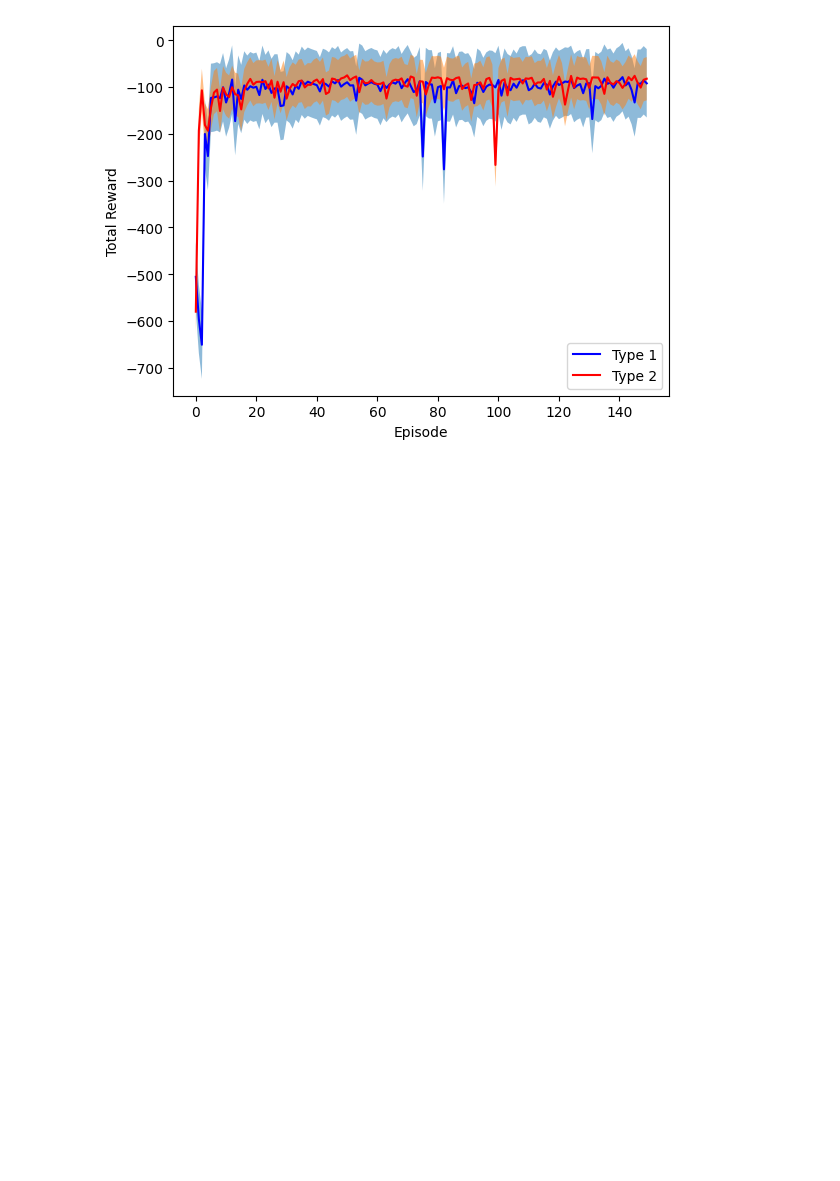
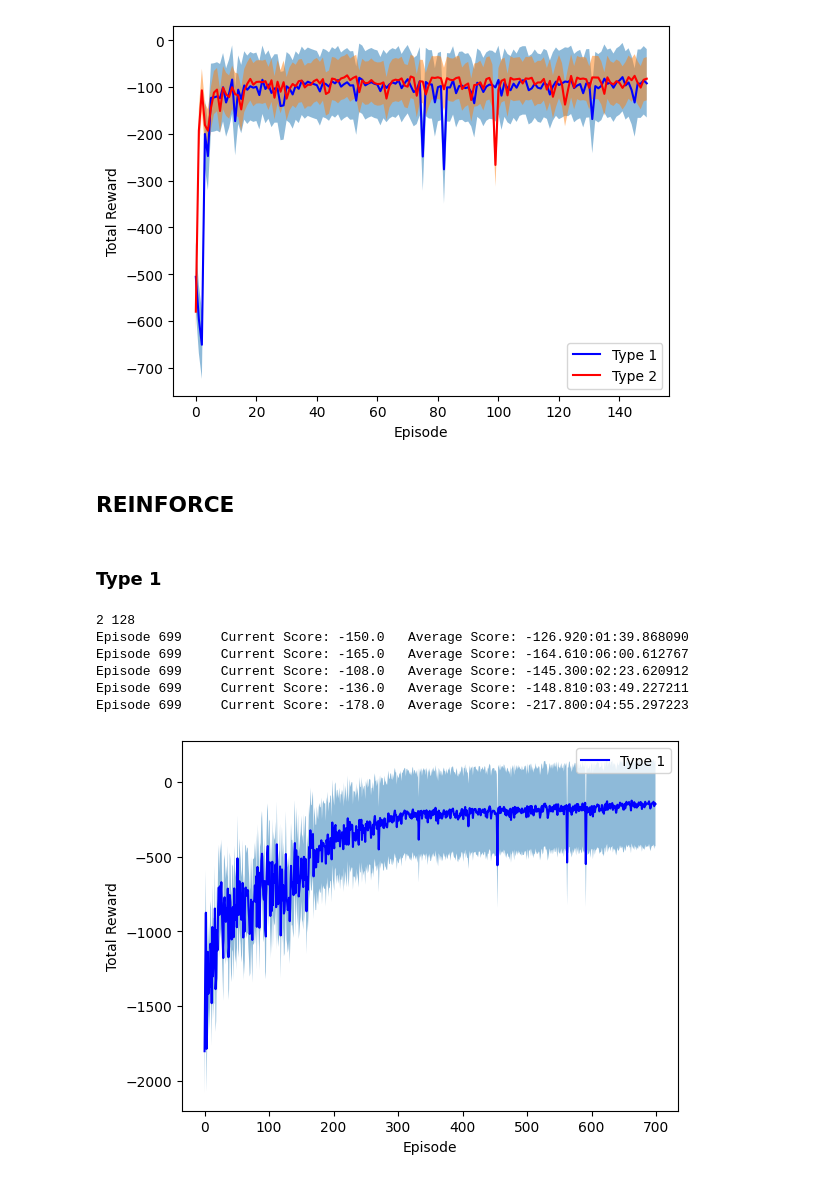
Before and after one commit to sooraj-srini/RL_pa2, a Jupyter notebook: gym.ipynb, the cells around one changed output. Cells and saved outputs as stored; diff of their text form; code cells hidden in the pictures; blank space fills up the shorter version.

Commit message:
reinforce cart pole

```diff
--- a/gym.ipynb
+++ b/gym.ipynb
@@ -883,3 +883,34 @@ show_rewards(dd_type_2_scores, title="Type 2")
 show_rewards(dd_type_1_scores, dd_type_2_scores)
 # %% [output]
 [figure]
+# %% [markdown]
+## REINFORCE
+# %% [markdown]
+### Type 1
+# %%
+best_params = (2, 128)
+layer, nodes = best_params
+reinforce_type_1 = []
+print(layer, nodes)
+for layer, nodes, _, _ in params[1:]:
+    model = Reinforce(state_size=state_size, action_size=action_size, seed=-1, num_layers=layer, num_nodes=nodes)
+
+    optimizer = optim.SGD(model.parameters(), lr=0.00001)
+    critic = Critic(state_size = state_size, action_size=action_size, seed = 0)
+    critic_optimizer = optim.Adam(critic.parameters(), lr=LR)
+    begin_time = datetime.datetime.now()
+    scores = reinforce(env, model, optimizer, n_episodes = 700, baseline=False, critic = critic, critic_optimizer = critic_optimizer, thresh = 0)
+    time_taken = datetime.datetime.now() - begin_time
+    print(time_taken)
+    reinforce_type_1.append(scores)
+# %% [output]
+2 128
+Episode 699     Current Score: -150.0   Average Score: -126.920:01:39.868090
+Episode 699     Current Score: -165.0   Average Score: -164.610:06:00.612767
+Episode 699     Current Score: -108.0   Average Score: -145.300:02:23.620912
+Episode 699     Current Score: -136.0   Average Score: -148.810:03:49.227211
+Episode 699     Current Score: -178.0   Average Score: -217.800:04:55.297223
+# %%
+show_rewards(reinforce_type_1)
+# %% [output]
+[figure, added]
```
Also changed, not shown: parts of 20 cells of this notebook.
